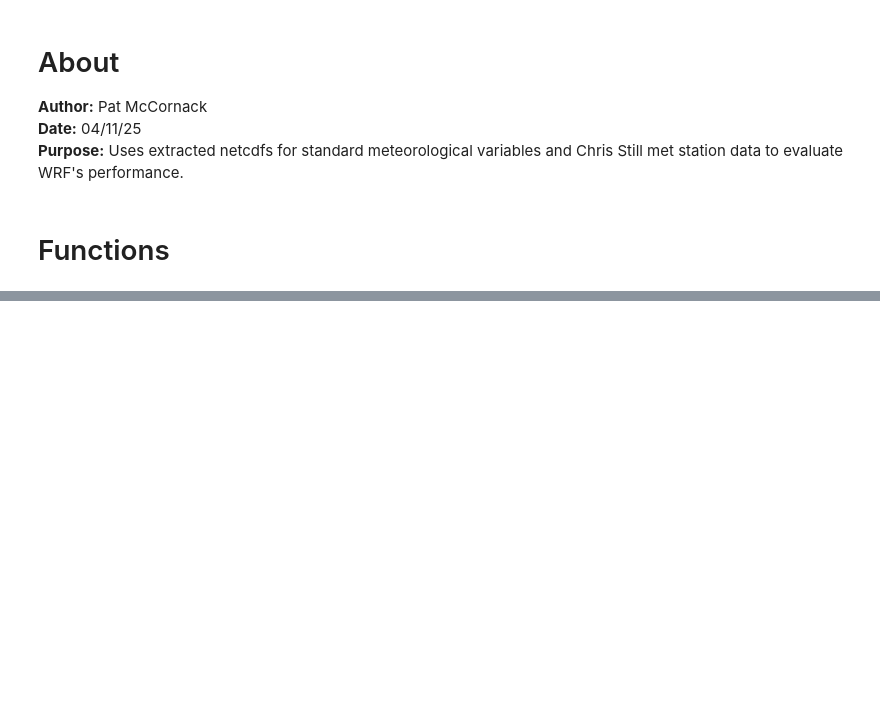
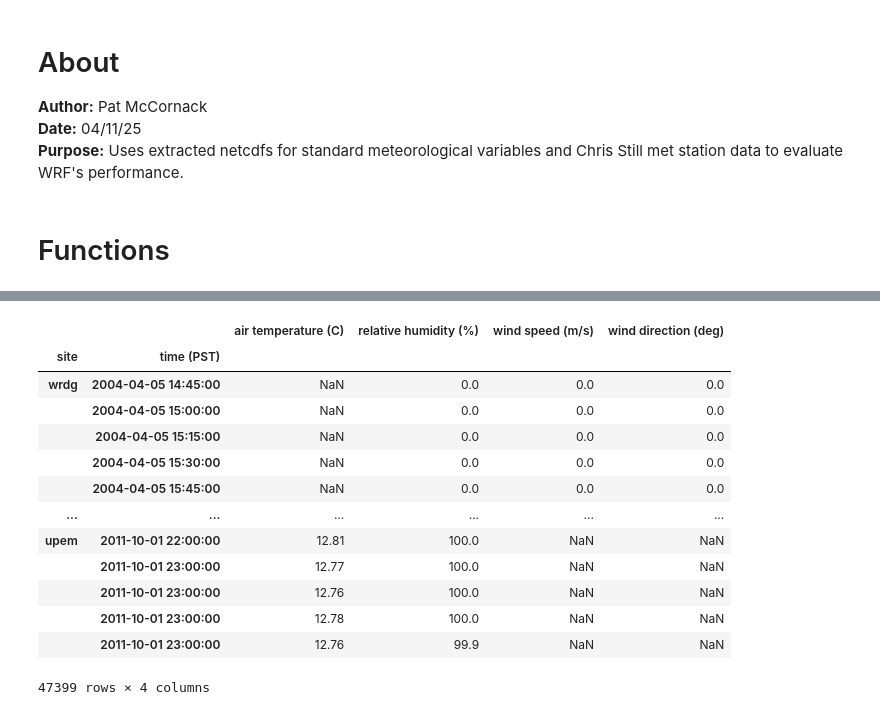
Before and after one commit to UCSB-NRS/sci-wrf-analysis, a Jupyter notebook: notebooks/wrf-met-validation.ipynb, the cells around one changed output, grey strips where cells are left out. Drawn from its saved outputs; the diff is of its cells as text; code cells hidden in the pictures; blank space fills up the shorter version.

```diff
--- a/notebooks/wrf-met-validation.ipynb
+++ b/notebooks/wrf-met-validation.ipynb
@@ -61,0 +94,17 @@ met_df.head()
+# %%
+met_df.loc[met_df.duplicated() == True]
+# %% [output]
+|  |  | air temperature (C) | relative humidity (%) | wind speed (m/s) | wind direction (deg) |
+| site | time (PST) |  |  |  |  |
+| wrdg | 2004-04-05 14:45:00 | NaN | 0.0 | 0.0 | 0.0 |
+|  | 2004-04-05 15:00:00 | NaN | 0.0 | 0.0 | 0.0 |
+|  | 2004-04-05 15:15:00 | NaN | 0.0 | 0.0 | 0.0 |
+|  | 2004-04-05 15:30:00 | NaN | 0.0 | 0.0 | 0.0 |
+|  | 2004-04-05 15:45:00 | NaN | 0.0 | 0.0 | 0.0 |
+| ... | ... | ... | ... | ... | ... |
+| upem | 2011-10-01 22:00:00 | 12.81 | 100.0 | NaN | NaN |
+|  | 2011-10-01 23:00:00 | 12.77 | 100.0 | NaN | NaN |
+|  | 2011-10-01 23:00:00 | 12.76 | 100.0 | NaN | NaN |
+|  | 2011-10-01 23:00:00 | 12.78 | 100.0 | NaN | NaN |
+|  | 2011-10-01 23:00:00 | 12.76 | 99.9 | NaN | NaN |
+47399 rows × 4 columns
```
Also changed, not shown: parts of 19 cells of this notebook, 1 other file.
